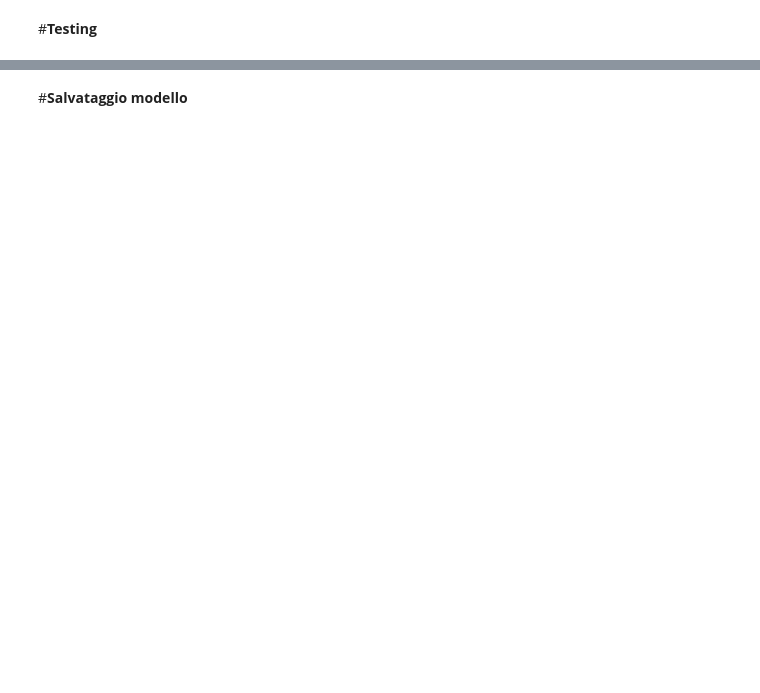
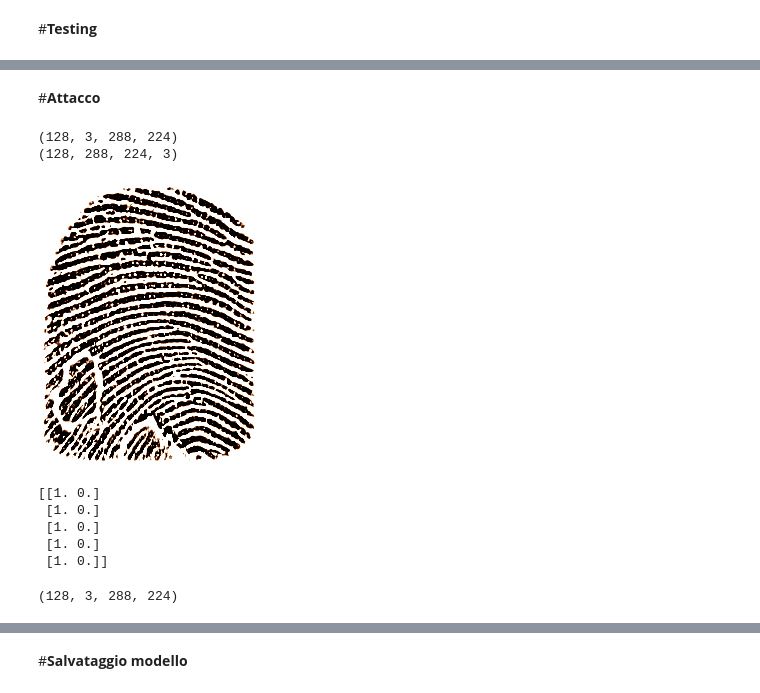
Before and after one commit to umbertogagl97/Tesi, a Jupyter notebook: Addestramento_modello_pytorch.ipynb, the cells around one changed output, grey strips where cells are left out. Drawn from its saved outputs; the diff is of its cells as text; code cells hidden in the pictures; blank space fills up the shorter version.

Commit message:
Inserimento testing e attacco

```diff
--- a/Addestramento_modello_pytorch.ipynb
+++ b/Addestramento_modello_pytorch.ipynb
@@ -43,6 +42,7 @@ path_model_save = F"/content/gdrive/My Drive/ModelliCNN/{model_save_name}"
 
 #dataset
 pathDataset=F'/content/gdrive/MyDrive/Dataset_impronte/training/{scanner_name}'
+pathTestset=F'/content/gdrive/MyDrive/Dataset_impronte/test/{scanner_name}'
 # %% [markdown]
 ##Parametri
 # %%
@@ -333,0 +341,3 @@ Accuracy on test set: 76.24
+# %%
+test_set = datasets.ImageFolder(pathTestset,transform=data_transform)
+testgen = torch.utils.data.DataLoader(test_set, pin_memory=True, batch_size=batch_size,num_workers=2)
@@ -333,0 +411,2 @@ Accuracy on test set: 76.24
+# %% [markdown]
+#**Attacco**
@@ -333,0 +424,31 @@ Accuracy on test set: 76.24
+# %%
+input,label=next(iter(testgen))
+x_test=input.numpy()
+y_test=label.numpy()
+# %%
+#x_test = x_test.reshape(x_test.shape[0], x_test.shape[2], x_test.shape[3], x_test.shape[1])
+#x_test = x_test.transpose((0, 2, 3, 1))
+print(x_test.shape)
+# %% [output]
+(128, 3, 288, 224)
+(128, 288, 224, 3)
+# %%
+import cv2
+from google.colab.patches import cv2_imshow
+cv2_imshow(x_test[1]*255)
+# %% [output]
+[figure, added]
+# %%
+from art.utils import to_categorical
+y_test=to_categorical(y_test,2)
+print(y_test[:5])
+# %% [output]
+[[1. 0.]
+ [1. 0.]
+ [1. 0.]
+ [1. 0.]
+ [1. 0.]]
+# %%
+x_test.shape
+# %% [output]
+(128, 3, 288, 224)
```
Also changed, not shown: parts of 22 cells of this notebook.
